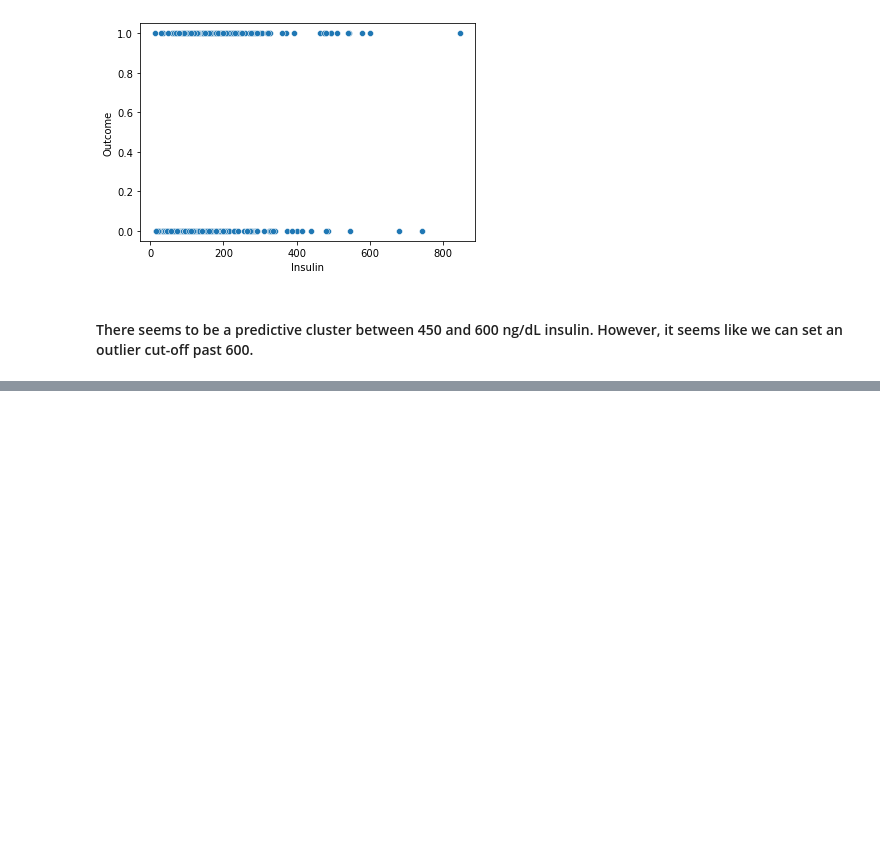
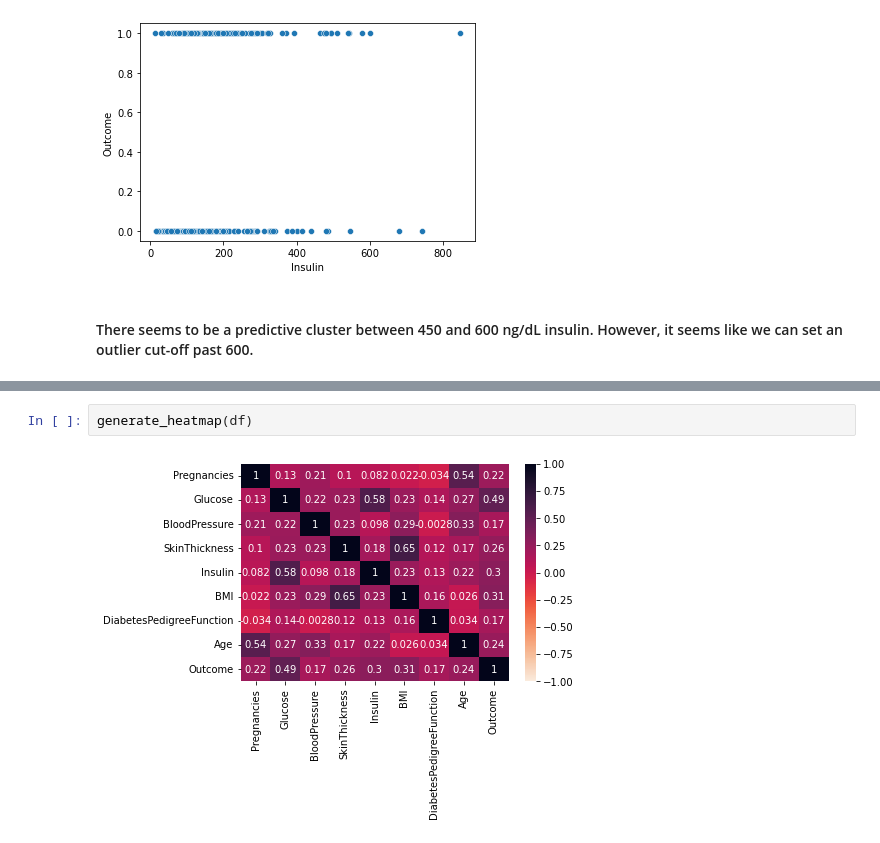
Before and after one commit to wengels464/diabetes-model, a Jupyter notebook: diabetes/notebooks/diabetes_eda.ipynb, the cells around one changed output, grey strips where cells are left out. Drawn from its saved outputs; the diff is of its cells as text; blank space fills up the shorter version.

```diff
--- a/diabetes/notebooks/diabetes_eda.ipynb
+++ b/diabetes/notebooks/diabetes_eda.ipynb
@@ -188,0 +272,4 @@ show_dist_figs(df,'BMI')
+# %%
+generate_heatmap(df)
+# %% [output]
+[figure, added]
```
Also changed, not shown: parts of 23 cells of this notebook.
